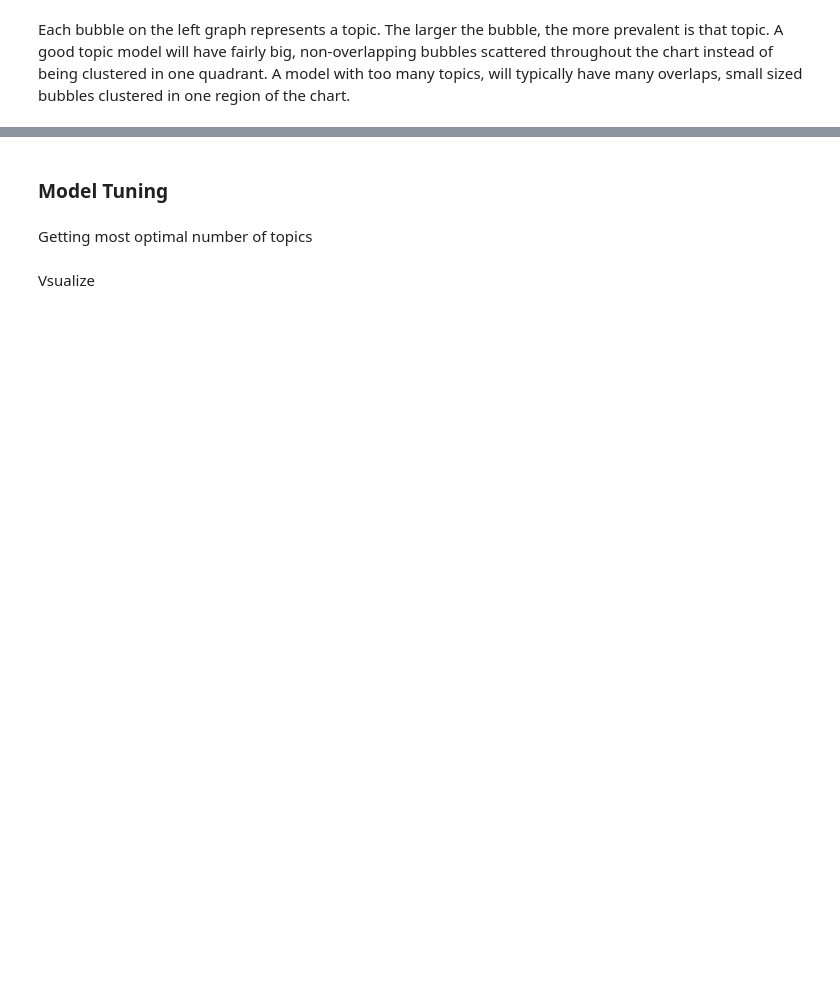
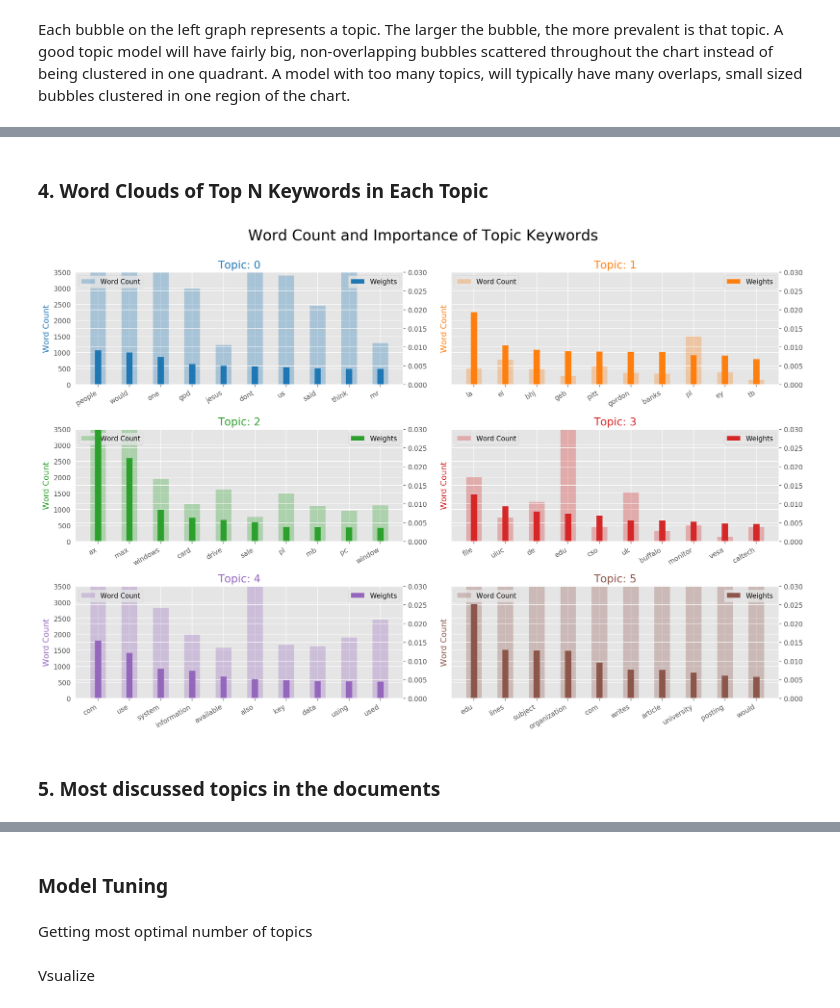
Before and after one commit to SammyOngaya/Natural-Language-Processing, a Jupyter notebook: Topic Modeling with gensim.ipynb, the cells around one changed output, grey strips where cells are left out. Cells and saved outputs as stored; diff of their text form; code cells hidden in the pictures; blank space fills up the shorter version.

```diff
--- a/Topic Modeling with gensim.ipynb
+++ b/Topic Modeling with gensim.ipynb
@@ -192,0 +244,16 @@ Each bubble on the left graph represents a topic. The larger the bubble, the mor
+# %%
+# pd.options.display.max_colwidth = 100
+
+sorted_sentence_topics_df = pd.DataFrame()
+grouped_sentence_topics_df = sentence_topics_keywords_df.groupby('Dominant_Topic')
+
+for i, grp in grouped_sentence_topics_df:
+    sorted_sentence_topics_df = pd.concat([sorted_sentence_topics_df,
+                                             grp.sort_values(['Pct_Contribution'], ascending=False).head(1)],
+                                            axis=0)
+
+# Reset Index
+sorted_sentence_topics_df.reset_index(drop=True, inplace=True)
+
+# Format columns
+sorted_sentence_topics_df.columns = ['Topic_Num', "Topic_Pct_Contrib", "Keywords", "Representative Text"]
@@ -192,0 +296,35 @@ Each bubble on the left graph represents a topic. The larger the bubble, the mor
+# %% [markdown]
+### 4. Word Clouds of Top N Keywords in Each Topic
+# %%
+topics = model.show_topics(formatted=False)
+data_flat = [w for w_list in tokenized_data for w in w_list]
+counter = Counter(data_flat)
+
+out = []
+for i, topic in topics:
+    for word, weight in topic:
+        out.append([word, i , weight, counter[word]])
+
+word_cloud_df = pd.DataFrame(out, columns=['word', 'topic_id', 'importance', 'word_count'])
+
+# Plot Word Count and Weights of Topic Keywords
+fig, axes = plt.subplots(3, 2, figsize=(16,10), sharey=True, dpi=160)
+cols = [color for name, color in mcolors.TABLEAU_COLORS.items()]
+for i, ax in enumerate(axes.flatten()):
+    ax.bar(x='word', height="word_count", data=word_cloud_df.loc[word_cloud_df.topic_id==i, :], color=cols[i], width=0.5, alpha=0.3, label='Word Count')
+    ax_twin = ax.twinx()
+    ax_twin.bar(x='word', height="importance", data=word_cloud_df.loc[word_cloud_df.topic_id==i, :], color=cols[i], width=0.2, label='Weights')
+    ax.set_ylabel('Word Count', color=cols[i])
+    ax_twin.set_ylim(0, 0.030); ax.set_ylim(0, 3500)
+    ax.set_title('Topic: ' + str(i), color=cols[i], fontsize=16)
+    ax.tick_params(axis='y', left=False)
+    ax.set_xticklabels(word_cloud_df.loc[word_cloud_df.topic_id==i, 'word'], rotation=30, horizontalalignment= 'right')
+    ax.legend(loc='upper left'); ax_twin.legend(loc='upper right')
+
+fig.tight_layout(w_pad=2)
+fig.suptitle('Word Count and Importance of Topic Keywords', fontsize=22, y=1.05)
+plt.show()
+# %% [output]
+[figure, added]
+# %% [markdown]
+### 5. Most discussed topics in the documents
```
Also changed, not shown: parts of 26 cells of this notebook.
